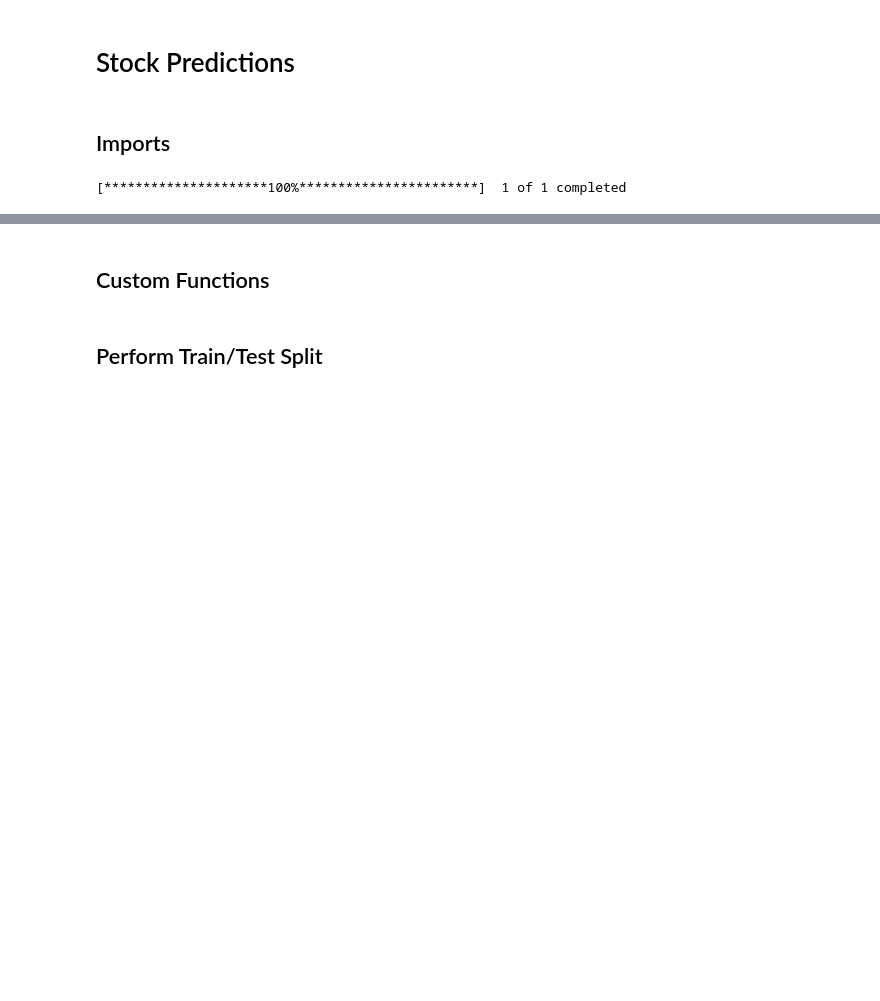
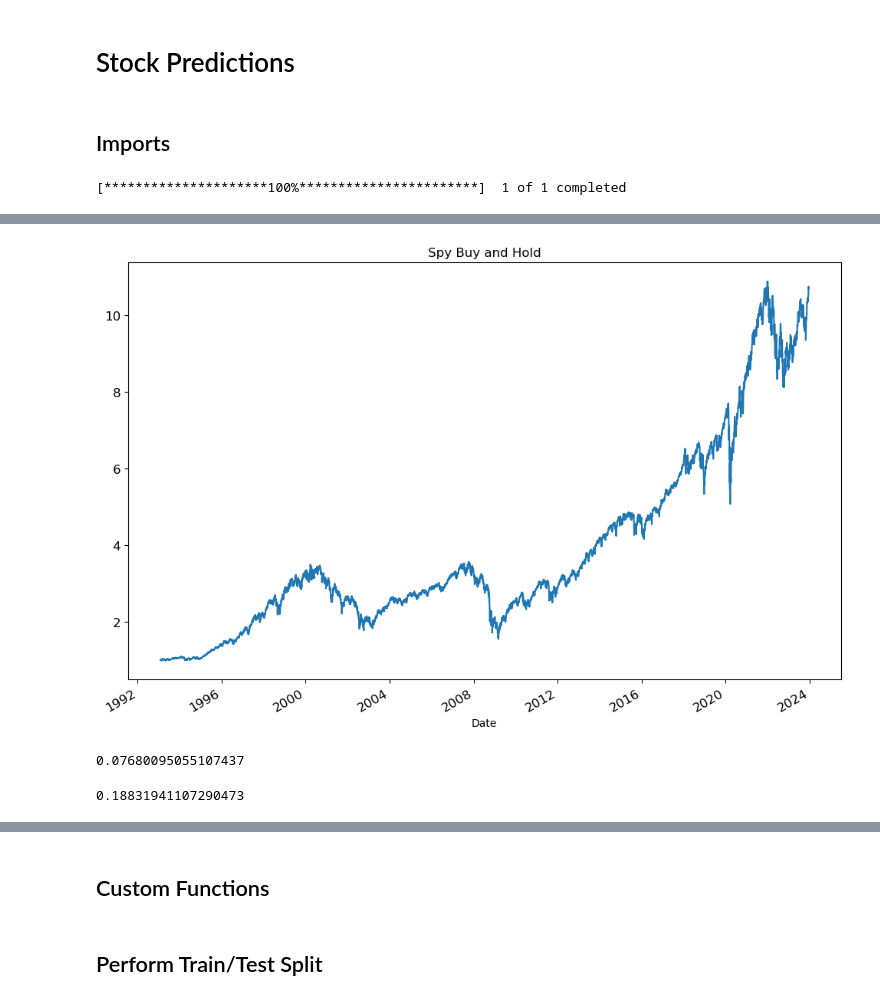
Before and after one commit to chrishunt11/Algorithmic_Trading_Python, a Jupyter notebook: Stock Predictions.ipynb, the cells around one changed output, grey strips where cells are left out. Drawn from its saved outputs; the diff is of its cells as text; code cells hidden in the pictures; blank space fills up the shorter version.

```diff
--- a/Stock Predictions.ipynb
+++ b/Stock Predictions.ipynb
@@ -77,0 +89,7 @@ df.describe()
+# %%
+spy = spy.Close.to_frame()
+# %%
+spy['d_returns'] = np.log(spy.div(spy.shift(1)))
+# %%
+spy.dropna(inplace=True)
+spy
@@ -77,0 +119,3 @@ df.describe()
+# %%
+spy['cumm_returns'] = spy.d_returns.cumsum().apply(np.exp)
+spy
@@ -77,0 +137,13 @@ df.describe()
+# %%
+spy.cumm_returns.plot(figsize=(12,8), title='Spy Buy and Hold', fontsize=12)
+plt.show()
+# %% [output]
+[figure, added]
+# %%
+spy.d_returns.mean()*252
+# %% [output]
+0.07680095055107437
+# %%
+spy.d_returns.std()*np.sqrt(252)
+# %% [output]
+0.18831941107290473
```
Also changed, not shown: parts of 59 cells of this notebook, 2 other files.
